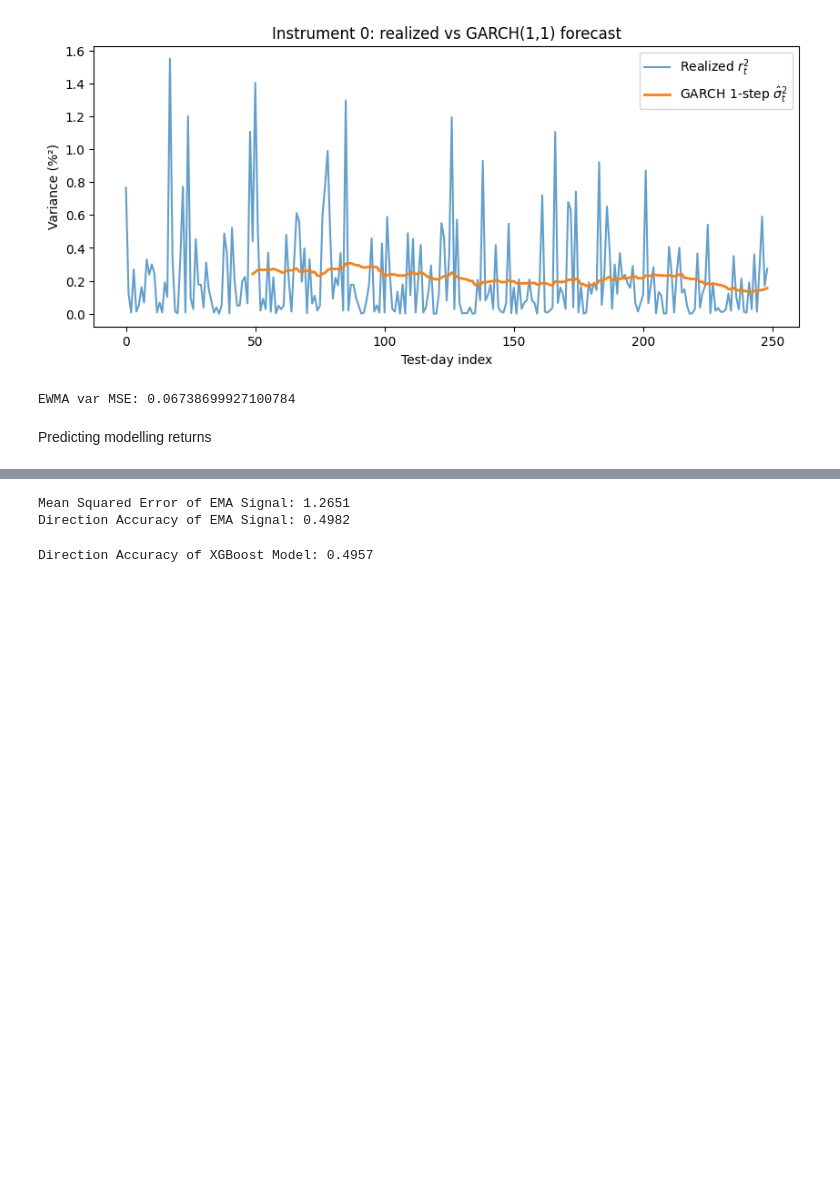
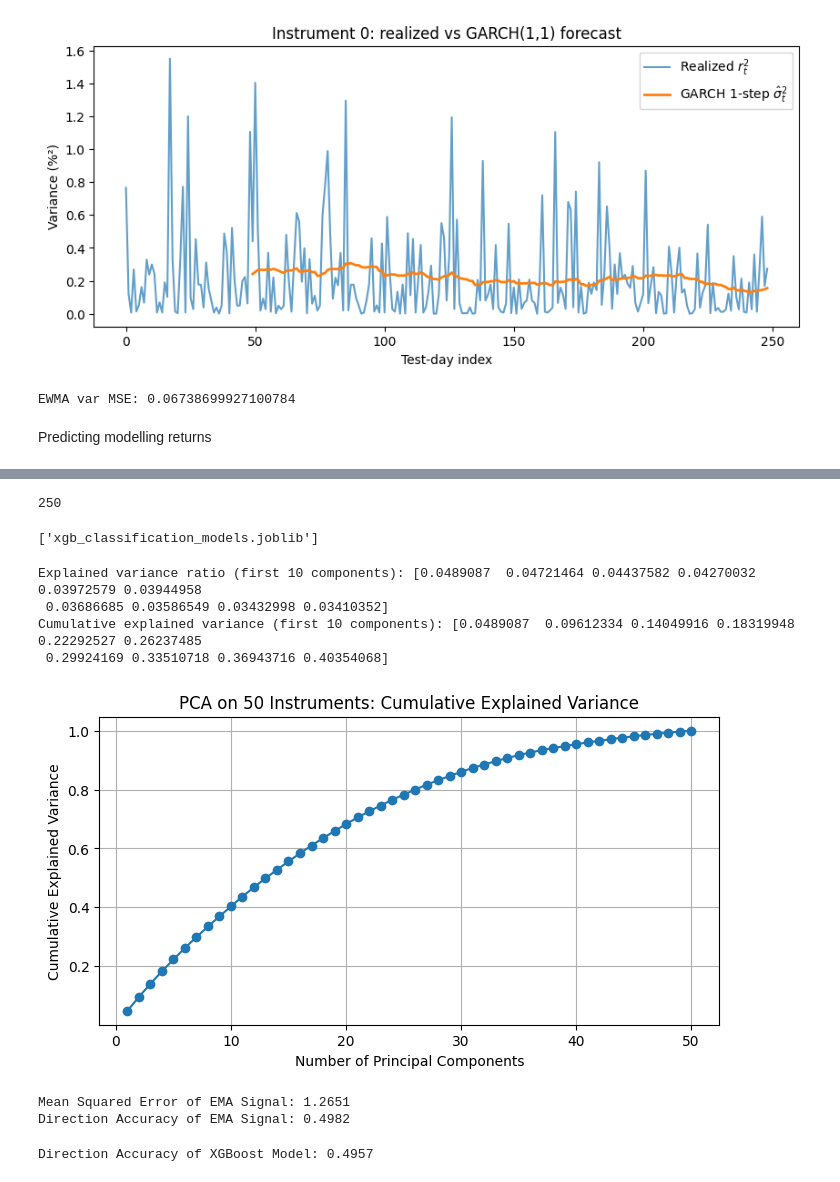
Before and after one commit to AlanPythonProgramming/SIG-Algothon-2025, a Jupyter notebook: alan/modelling.ipynb, the cells around one changed output, grey strips where cells are left out. Cells and saved outputs as stored; diff of their text form; code cells hidden in the pictures; blank space fills up the shorter version.

```diff
--- a/alan/modelling.ipynb
+++ b/alan/modelling.ipynb
@@ -211,3 +703,41 @@ test = pd.concat(test).dropna().reset_index(drop=True)
+# %%
+len(class_models)
+# %% [output]
+250
+# %%
+import joblib
+
+# Suppose your list of models is called xgb_models
+joblib.dump(class_models, 'xgb_classification_models.joblib')
+# %% [output]
+['xgb_classification_models.joblib']
+# %%
+from sklearn.decomposition import PCA
+
+# Perform PCA on the returns of the 50 instruments
+pca = PCA(n_components=50)
+pca.fit(train.values)
+
+explained_var = pca.explained_variance_ratio_
+cum_explained_var = explained_var.cumsum()
+
+print("Explained variance ratio (first 10 components):", explained_var[:10])
+print("Cumulative explained variance (first 10 components):", cum_explained_var[:10])
+
+import matplotlib.pyplot as plt
+plt.figure(figsize=(8,4))
+plt.plot(np.arange(1, 51), cum_explained_var, marker='o')
+plt.xlabel('Number of Principal Components')
+plt.ylabel('Cumulative Explained Variance')
+plt.title('PCA on 50 Instruments: Cumulative Explained Variance')
+plt.grid(True)
+plt.show()
+# %% [output]
+Explained variance ratio (first 10 components): [0.0489087  0.04721464 0.04437582 0.04270032 0.03972579 0.03944958
+ 0.03686685 0.03586549 0.03432998 0.03410352]
+Cumulative explained variance (first 10 components): [0.0489087  0.09612334 0.14049916 0.18319948 0.22292527 0.26237485
+ 0.29924169 0.33510718 0.36943716 0.40354068]
+[figure, added]
 # %%
 from sklearn.metrics import mean_squared_error
 ema_signal = test['ema_3']
```
Also changed, not shown: parts of 12 cells of this notebook, 6 other files.
